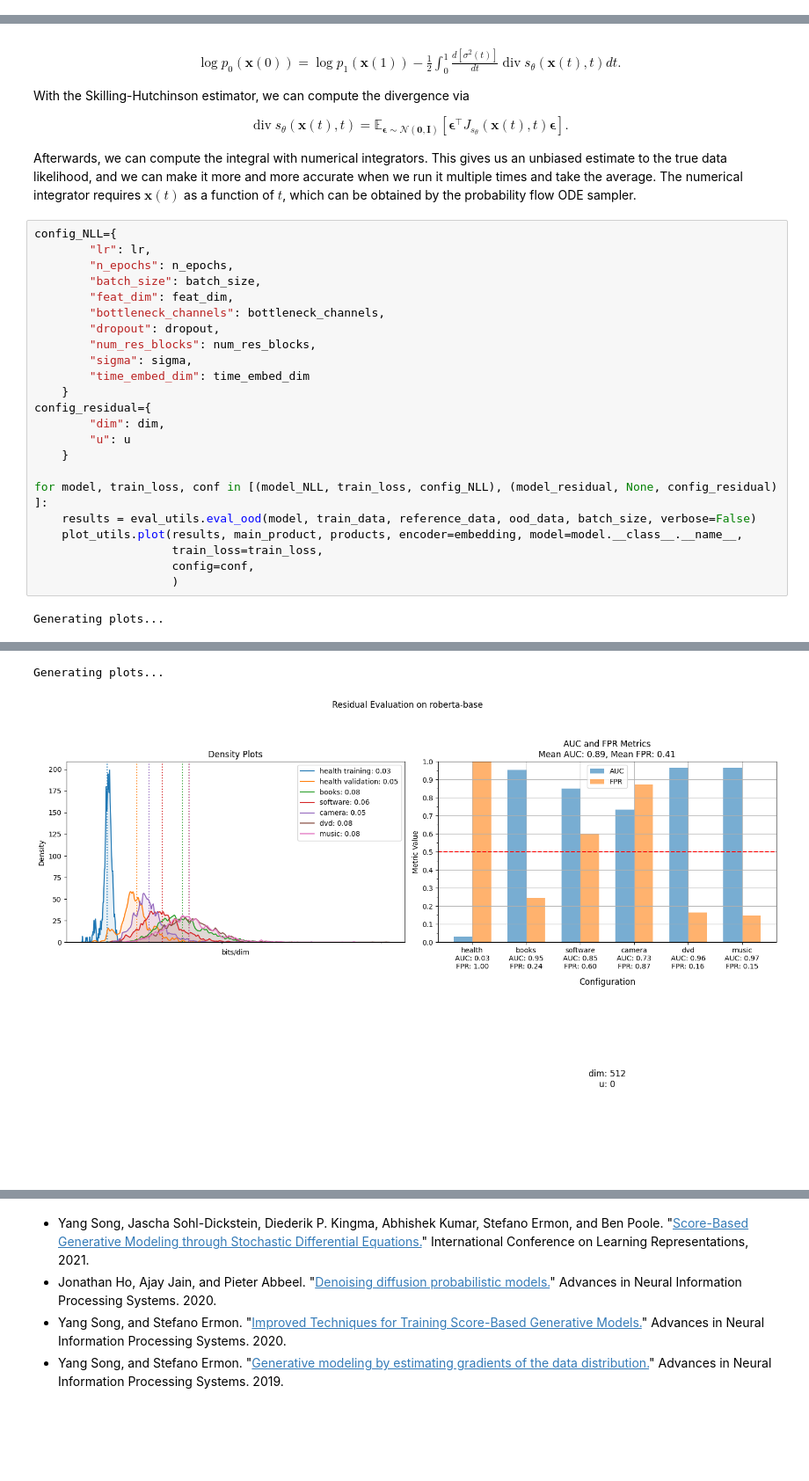
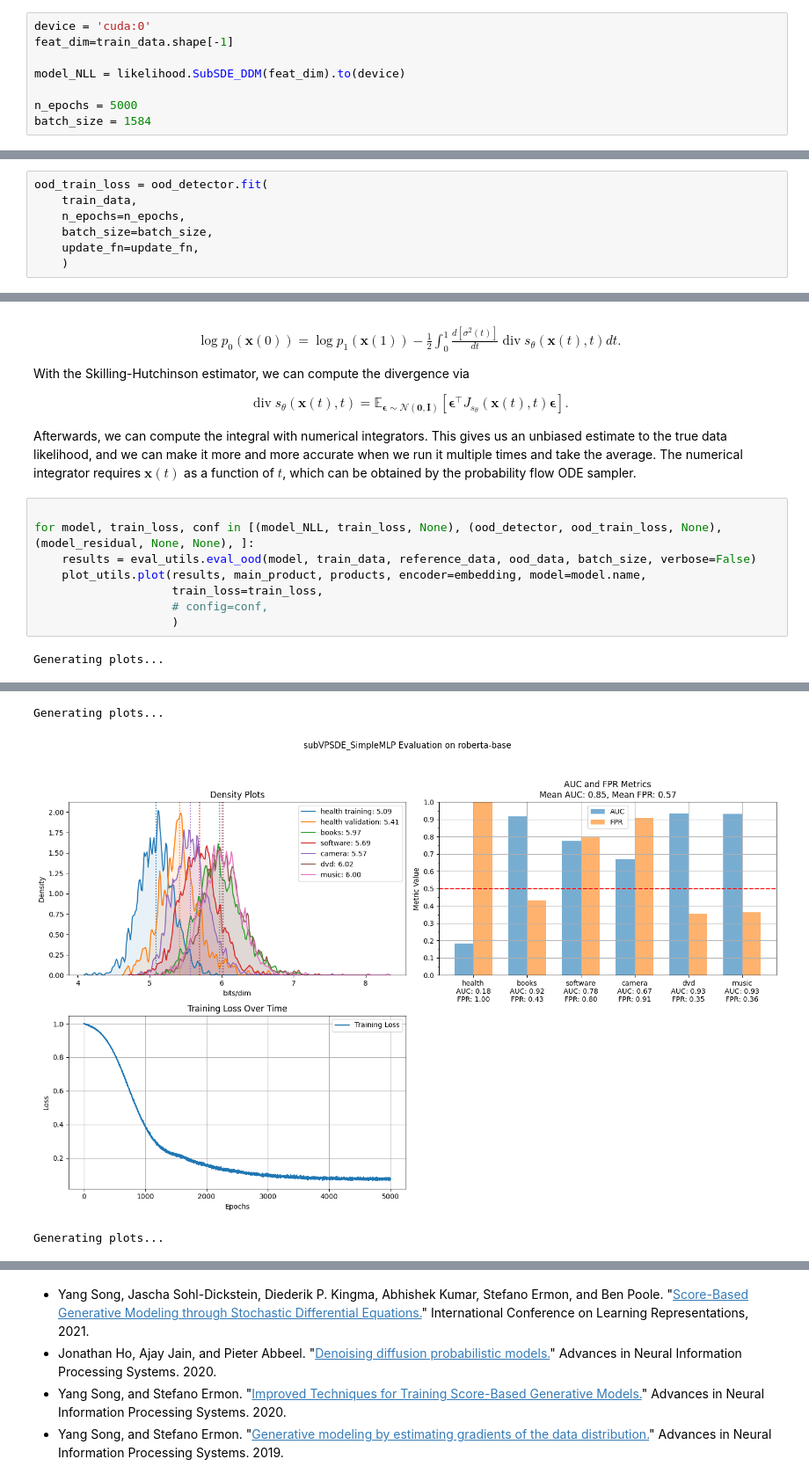
Before and after one commit to Arty-Facts/nlp_ood, a Jupyter notebook: project/SDE_OOD.ipynb, the cells around one changed output, grey strips where cells are left out. Shown at 88% size. Drawn from its saved outputs; the diff is of its cells as text; blank space fills up the shorter version.

```diff
--- a/project/SDE_OOD.ipynb
+++ b/project/SDE_OOD.ipynb
@@ -341,3 +331,11 @@ batch_size = 1024
+# %%
+device = 'cuda:0'
+feat_dim=train_data.shape[-1]
+
+model_NLL = likelihood.SubSDE_DDM(feat_dim).to(device)
+
+n_epochs = 5000
+batch_size = 1584
 # %%
 train_loss = model_NLL.fit(train_data, n_epochs, batch_size)
 # %% [output]
@@ -360,0 +415,7 @@ AUC: 64.62% for music
+# %%
+ood_train_loss = ood_detector.fit(
+    train_data,
+    n_epochs=n_epochs,
+    batch_size=batch_size,
+    update_fn=update_fn,
+    )
@@ -393,27 +456,12 @@ With the Skilling-Hutchinson estimator, we can compute the divergence via
 \end{align*}
 Afterwards, we can compute the integral with numerical integrators. This gives us an unbiased estimate to the true data likelihood, and we can make it more and more accurate when we run it multiple times and take the average. The numerical integrator requires $\mathbf{x}(t)$ as a function of $t$, which can be obtained by the probability flow ODE sampler.
 # %%
-config_NLL={
-        "lr": lr,
-        "n_epochs": n_epochs,
-        "batch_size": batch_size,
-        "feat_dim": feat_dim,
-        "bottleneck_channels": bottleneck_channels,
-        "dropout": dropout,
-        "num_res_blocks": num_res_blocks,
-        "sigma": sigma,
-        "time_embed_dim": time_embed_dim
-    }
-config_residual={
-        "dim": dim,
-        "u": u
-    }
 
-for model, train_loss, conf in [(model_NLL, train_loss, config_NLL), (model_residual, None, config_residual) ]:
+for model, train_loss, conf in [(model_NLL, train_loss, None), (ood_detector, ood_train_loss, None), (model_residual, None, None), ]:
     results = eval_utils.eval_ood(model, train_data, reference_data, ood_data, batch_size, verbose=False)
-    plot_utils.plot(results, main_product, products, encoder=embedding, model=model.__class__.__name__,
+    plot_utils.plot(results, main_product, products, encoder=embedding, model=model.name,
                     train_loss=train_loss,
-                    config=conf,
+                    # config=conf,
                     )
 # %% [output]
 Generating plots...
@@ -421,2 +469,3 @@ Generating plots...
 Generating plots...
-[figure, old version]
+[figure, new version]
+Generating plots...
```
Also changed, not shown: parts of 8 cells of this notebook.
